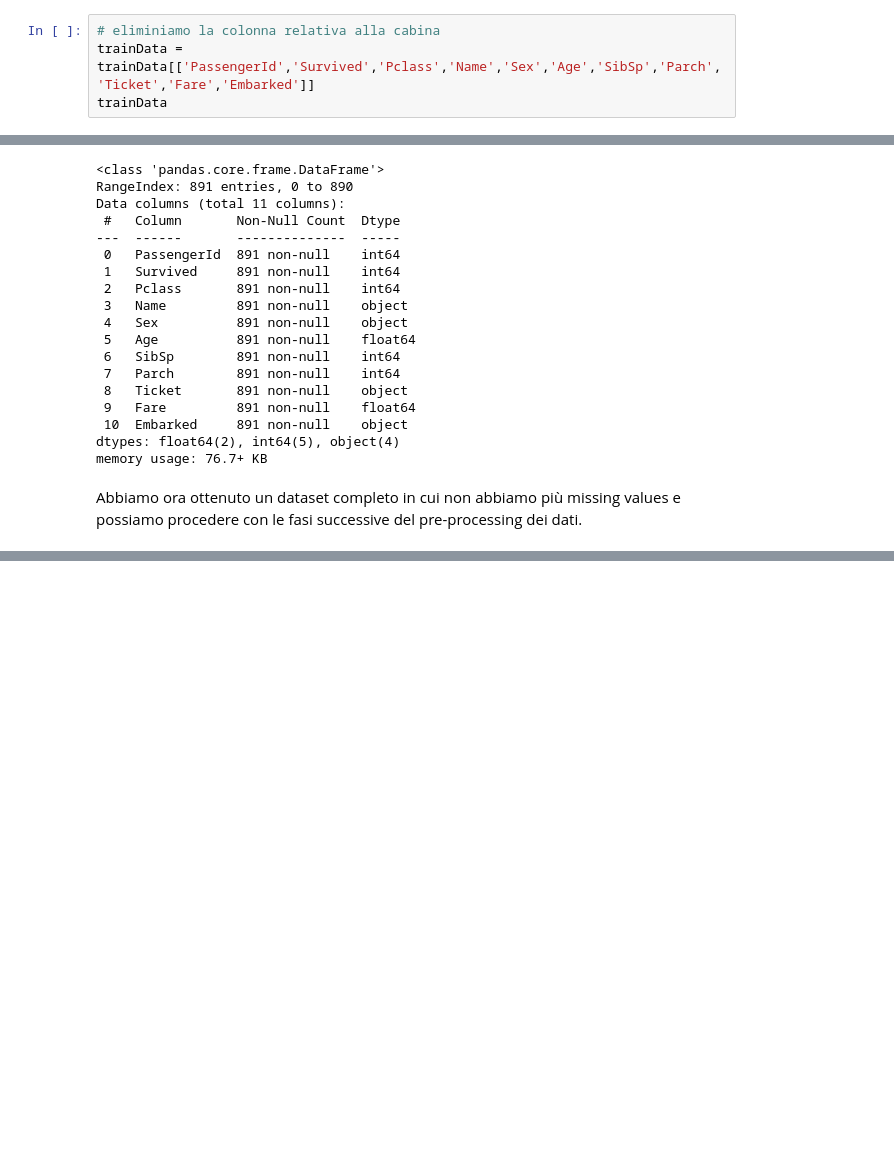
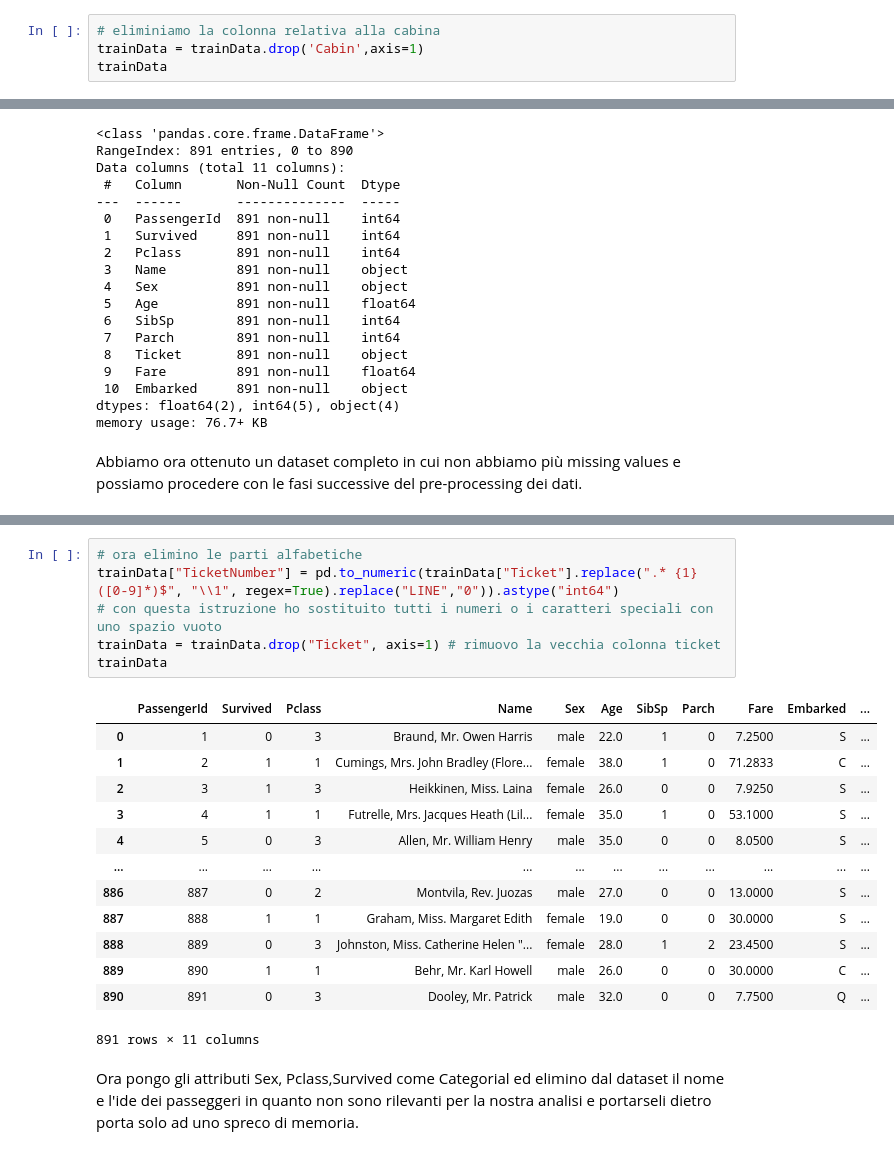
Before and after one commit to edoofra/Titanic-Survived-Prediction-ML-classification, a Jupyter notebook: titanic-survived-prediction-ml-classification.ipynb, the cells around one changed output, grey strips where cells are left out. Cells and saved outputs as stored; diff of their text form; blank space fills up the shorter version.

Commit message:
Kaggle Notebook | Titanic Survived Prediction-ML classification | Version 3

```diff
--- a/titanic-survived-prediction-ml-classification.ipynb
+++ b/titanic-survived-prediction-ml-classification.ipynb
@@ -157,7 +157,7 @@ Decidiamo quindi di procedere in questo modo per quanto riguarda i missing value
 trainData = trainData.fillna(value = {"Embarked": "S"})
 # %%
 # eliminiamo la colonna relativa alla cabina
-trainData = trainData[['PassengerId','Survived','Pclass','Name','Sex','Age','SibSp','Parch','Ticket','Fare','Embarked']]
+trainData = trainData.drop('Cabin',axis=1)
 trainData
 # %% [output]
 |  | PassengerId | Survived | Pclass | Name | Sex | Age | SibSp | Parch | Ticket | Fare | ... |
@@ -200,0 +225,22 @@ Abbiamo ora ottenuto un dataset completo in cui non abbiamo più missing values
+# %%
+# ora elimino le parti alfabetiche
+trainData["TicketNumber"] = pd.to_numeric(trainData["Ticket"].replace(".* {1}([0-9]*)$", "\\1", regex=True).replace("LINE","0")).astype("int64")
+# con questa istruzione ho sostituito tutti i numeri o i caratteri speciali con uno spazio vuoto
+trainData = trainData.drop("Ticket", axis=1) # rimuovo la vecchia colonna ticket
+trainData
+# %% [output]
+|  | PassengerId | Survived | Pclass | Name | Sex | Age | SibSp | Parch | Fare | Embarked | ... |
+| 0 | 1 | 0 | 3 | Braund, Mr. Owen Harris | male | 22.0 | 1 | 0 | 7.2500 | S | ... |
+| 1 | 2 | 1 | 1 | Cumings, Mrs. John Bradley (Flore... | female | 38.0 | 1 | 0 | 71.2833 | C | ... |
+| 2 | 3 | 1 | 3 | Heikkinen, Miss. Laina | female | 26.0 | 0 | 0 | 7.9250 | S | ... |
+| 3 | 4 | 1 | 1 | Futrelle, Mrs. Jacques Heath (Lil... | female | 35.0 | 1 | 0 | 53.1000 | S | ... |
+| 4 | 5 | 0 | 3 | Allen, Mr. William Henry | male | 35.0 | 0 | 0 | 8.0500 | S | ... |
+| ... | ... | ... | ... | ... | ... | ... | ... | ... | ... | ... | ... |
+| 886 | 887 | 0 | 2 | Montvila, Rev. Juozas | male | 27.0 | 0 | 0 | 13.0000 | S | ... |
+| 887 | 888 | 1 | 1 | Graham, Miss. Margaret Edith | female | 19.0 | 0 | 0 | 30.0000 | S | ... |
+| 888 | 889 | 0 | 3 | Johnston, Miss. Catherine Helen "... | female | 28.0 | 1 | 2 | 23.4500 | S | ... |
+| 889 | 890 | 1 | 1 | Behr, Mr. Karl Howell | male | 26.0 | 0 | 0 | 30.0000 | C | ... |
+| 890 | 891 | 0 | 3 | Dooley, Mr. Patrick | male | 32.0 | 0 | 0 | 7.7500 | Q | ... |
+891 rows × 11 columns
+# %% [markdown]
+Ora pongo gli attributi Sex, Pclass,Survived come Categorial ed elimino dal dataset il nome e l'ide dei passeggeri in quanto non sono rilevanti per la nostra analisi e portarseli dietro porta solo ad uno spreco di memoria.
```
Also changed, not shown: parts of 3 cells of this notebook.
